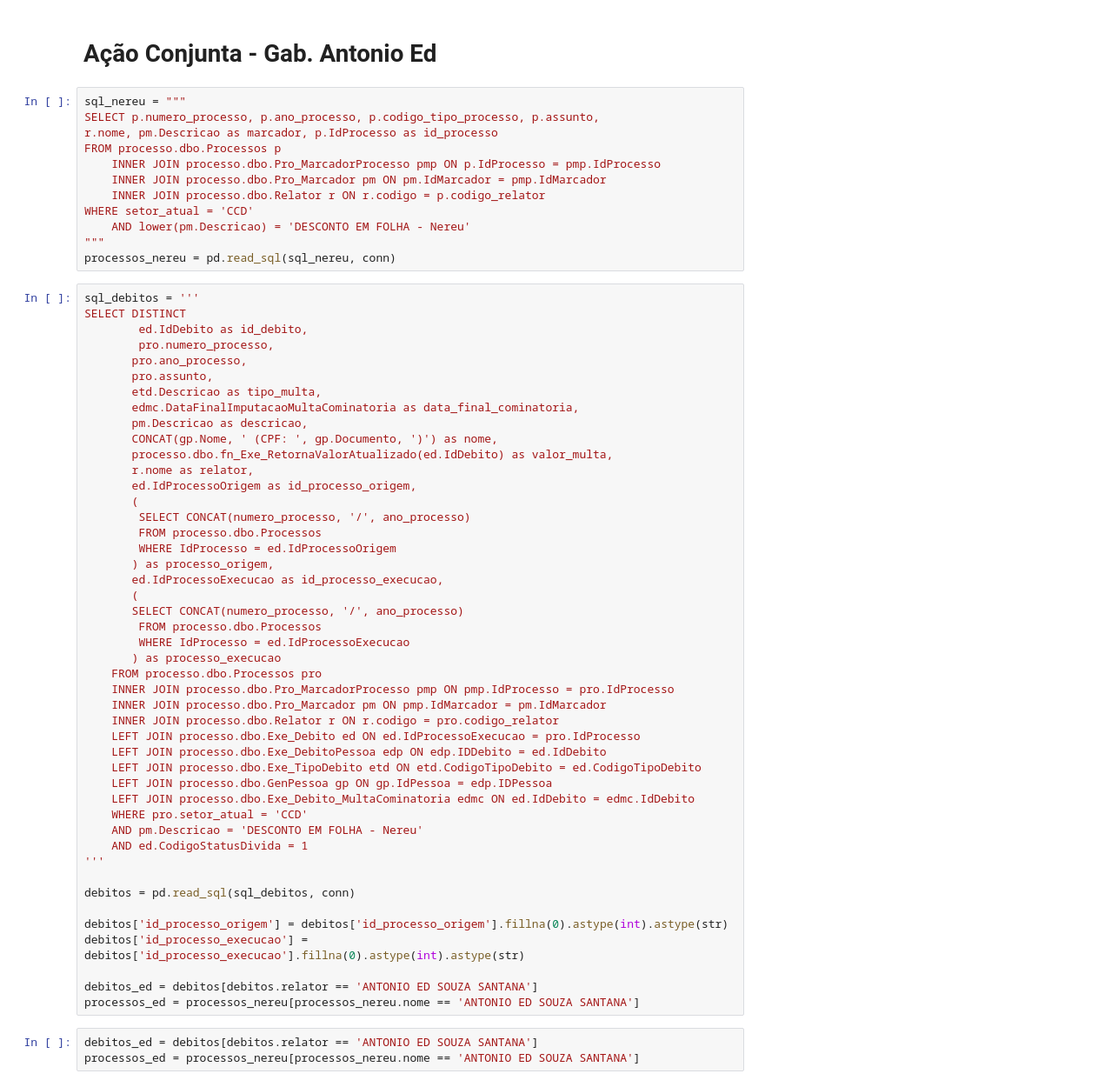
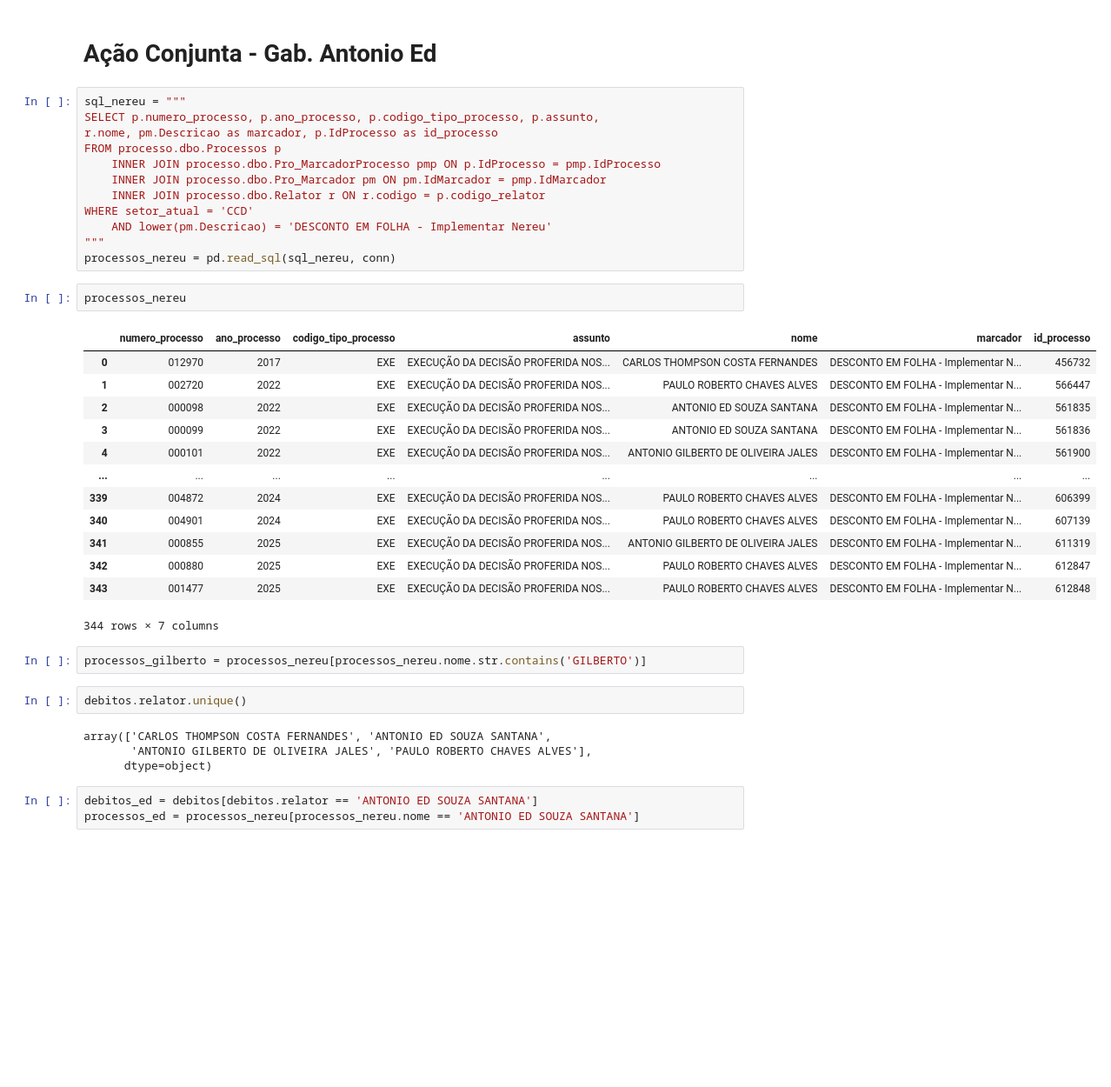
Before and after one commit to eduardoplima/ccd, a Jupyter notebook: scripts/lab_nereu.ipynb, the cells around one changed output. Shown at 87% size. Drawn from its saved outputs; the diff is of its cells as text; blank space fills up the shorter version.

```diff
--- a/scripts/lab_nereu.ipynb
+++ b/scripts/lab_nereu.ipynb
@@ -48,55 +96,33 @@ FROM processo.dbo.Processos p
 	INNER JOIN processo.dbo.Pro_Marcador pm ON pm.IdMarcador = pmp.IdMarcador
 	INNER JOIN processo.dbo.Relator r ON r.codigo = p.codigo_relator
 WHERE setor_atual = 'CCD'
-	AND lower(pm.Descricao) = 'DESCONTO EM FOLHA - Nereu'
+	AND lower(pm.Descricao) = 'DESCONTO EM FOLHA - Implementar Nereu'
 """
 processos_nereu = pd.read_sql(sql_nereu, conn)
-# %%
-sql_debitos = '''
-SELECT DISTINCT
-        ed.IdDebito as id_debito,
-        pro.numero_processo,
-       pro.ano_processo,
-       pro.assunto,
-       etd.Descricao as tipo_multa,
-       edmc.DataFinalImputacaoMultaCominatoria as data_final_cominatoria,
-       pm.Descricao as descricao,
-       CONCAT(gp.Nome, ' (CPF: ', gp.Documento, ')') as nome,
-       processo.dbo.fn_Exe_RetornaValorAtualizado(ed.IdDebito) as valor_multa,
-       r.nome as relator,
-       ed.IdProcessoOrigem as id_processo_origem,
-       (
-        SELECT CONCAT(numero_processo, '/', ano_processo)
-        FROM processo.dbo.Processos
-        WHERE IdProcesso = ed.IdProcessoOrigem
-       ) as processo_origem,
-       ed.IdProcessoExecucao as id_processo_execucao,
-       (
-       SELECT CONCAT(numero_processo, '/', ano_processo)
-        FROM processo.dbo.Processos
-        WHERE IdProcesso = ed.IdProcessoExecucao
-       ) as processo_execucao
-	FROM processo.dbo.Processos pro
-	INNER JOIN processo.dbo.Pro_MarcadorProcesso pmp ON pmp.IdProcesso = pro.IdProcesso
-	INNER JOIN processo.dbo.Pro_Marcador pm ON pmp.IdMarcador = pm.IdMarcador
-	INNER JOIN processo.dbo.Relator r ON r.codigo = pro.codigo_relator
-	LEFT JOIN processo.dbo.Exe_Debito ed ON ed.IdProcessoExecucao = pro.IdProcesso
-	LEFT JOIN processo.dbo.Exe_DebitoPessoa edp ON edp.IDDebito = ed.IdDebito
-	LEFT JOIN processo.dbo.Exe_TipoDebito etd ON etd.CodigoTipoDebito = ed.CodigoTipoDebito
-	LEFT JOIN processo.dbo.GenPessoa gp ON gp.IdPessoa = edp.IDPessoa
-	LEFT JOIN processo.dbo.Exe_Debito_MultaCominatoria edmc ON ed.IdDebito = edmc.IdDebito
-	WHERE pro.setor_atual = 'CCD'
-	AND pm.Descricao = 'DESCONTO EM FOLHA - Nereu'
-	AND ed.CodigoStatusDivida = 1
-'''
-
-debitos = pd.read_sql(sql_debitos, conn)
-
-debitos['id_processo_origem'] = debitos['id_processo_origem'].fillna(0).astype(int).astype(str)
-debitos['id_processo_execucao'] = debitos['id_processo_execucao'].fillna(0).astype(int).astype(str)
-
-debitos_ed = debitos[debitos.relator == 'ANTONIO ED SOUZA SANTANA']
-processos_ed = processos_nereu[processos_nereu.nome == 'ANTONIO ED SOUZA SANTANA']
+# %%
+processos_nereu
+# %% [output]
+|  | numero_processo | ano_processo | codigo_tipo_processo | assunto | nome | marcador | id_processo |
+| 0 | 012970 | 2017 | EXE | EXECUÇÃO DA DECISÃO PROFERIDA NOS... | CARLOS THOMPSON COSTA FERNANDES | DESCONTO EM FOLHA - Implementar N... | 456732 |
+| 1 | 002720 | 2022 | EXE | EXECUÇÃO DA DECISÃO PROFERIDA NOS... | PAULO ROBERTO CHAVES ALVES | DESCONTO EM FOLHA - Implementar N... | 566447 |
+| 2 | 000098 | 2022 | EXE | EXECUÇÃO DA DECISÃO PROFERIDA NOS... | ANTONIO ED SOUZA SANTANA | DESCONTO EM FOLHA - Implementar N... | 561835 |
+| 3 | 000099 | 2022 | EXE | EXECUÇÃO DA DECISÃO PROFERIDA NOS... | ANTONIO ED SOUZA SANTANA | DESCONTO EM FOLHA - Implementar N... | 561836 |
+| 4 | 000101 | 2022 | EXE | EXECUÇÃO DA DECISÃO PROFERIDA NOS... | ANTONIO GILBERTO DE OLIVEIRA JALES | DESCONTO EM FOLHA - Implementar N... | 561900 |
+| ... | ... | ... | ... | ... | ... | ... | ... |
+| 339 | 004872 | 2024 | EXE | EXECUÇÃO DA DECISÃO PROFERIDA NOS... | PAULO ROBERTO CHAVES ALVES | DESCONTO EM FOLHA - Implementar N... | 606399 |
+| 340 | 004901 | 2024 | EXE | EXECUÇÃO DA DECISÃO PROFERIDA NOS... | PAULO ROBERTO CHAVES ALVES | DESCONTO EM FOLHA - Implementar N... | 607139 |
+| 341 | 000855 | 2025 | EXE | EXECUÇÃO DA DECISÃO PROFERIDA NOS... | ANTONIO GILBERTO DE OLIVEIRA JALES | DESCONTO EM FOLHA - Implementar N... | 611319 |
+| 342 | 000880 | 2025 | EXE | EXECUÇÃO DA DECISÃO PROFERIDA NOS... | PAULO ROBERTO CHAVES ALVES | DESCONTO EM FOLHA - Implementar N... | 612847 |
+| 343 | 001477 | 2025 | EXE | EXECUÇÃO DA DECISÃO PROFERIDA NOS... | PAULO ROBERTO CHAVES ALVES | DESCONTO EM FOLHA - Implementar N... | 612848 |
+344 rows × 7 columns
+# %%
+processos_gilberto = processos_nereu[processos_nereu.nome.str.contains('GILBERTO')]
+# %%
+debitos.relator.unique()
+# %% [output]
+array(['CARLOS THOMPSON COSTA FERNANDES', 'ANTONIO ED SOUZA SANTANA',
+       'ANTONIO GILBERTO DE OLIVEIRA JALES', 'PAULO ROBERTO CHAVES ALVES'],
+      dtype=object)
 # %%
 debitos_ed = debitos[debitos.relator == 'ANTONIO ED SOUZA SANTANA']
 processos_ed = processos_nereu[processos_nereu.nome == 'ANTONIO ED SOUZA SANTANA']
```
Also changed, not shown: parts of 19 cells of this notebook, 4 other files.
